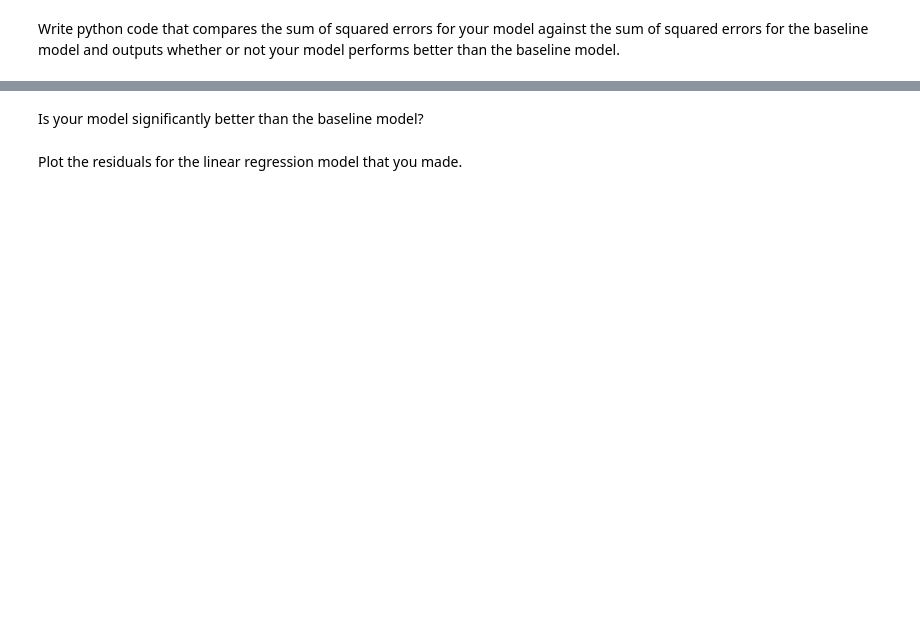
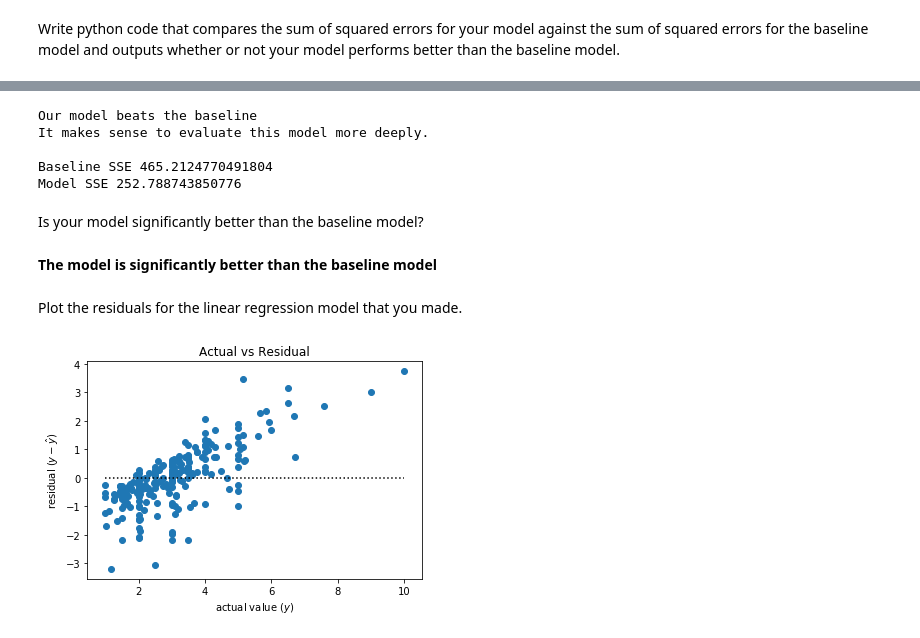
Before and after one commit to gilbert-noriega-ii/regression-exercises, a Jupyter notebook: evaluate.ipynb, the cells around one changed output, grey strips where cells are left out. Saved outputs shown, nothing was run; the diff lists cells and outputs as text; code cells hidden in the pictures; blank space fills up the shorter version.

```diff
--- a/evaluate.ipynb
+++ b/evaluate.ipynb
@@ -186,3 +353,7 @@ Which of these 4 single regression models would you want to move forward with?
 ## Tips dataset
 # %% [markdown]
 Load the tips dataset from pydataset or seaborn
+# %%
+df = sns.load_dataset("tips")
+
+df.head()
@@ -189,2 +367,6 @@ Load the tips dataset from pydataset or seaborn
 # %% [markdown]
 Define your baseline for "tip". Our goal will be to see if we can make a model that is better than baseline for predicting tips on total_bill.
+# %%
+baseline = df.tip.mean()
+
+baseline
@@ -199,0 +377,17 @@ predictions = model.predict(df.x)
+# %%
+residuals = pd.DataFrame()
+
+residuals['x'] = df.total_bill
+residuals["y"] = df.tip
+
+residuals["baseline"] = baseline
+
+residuals["baseline_residual"] = residuals.baseline - residuals.y
+
+model = ols('tip ~ total_bill', data=df).fit()
+
+residuals["yhat"] = model.predict()
+
+residuals["yhat_residuals"] = residuals.yhat - residuals.y
+
+residuals.head()
@@ -208,4 +448,35 @@ What is the amount of variance explained in your model?
+# %%
+if model_sse < baseline_sse:
+    print("Our model beats the baseline")
+    print("It makes sense to evaluate this model more deeply.")
+else:
+    print("Our baseline is better than the model.")
+
+print("\nBaseline SSE", baseline_sse)
+print("Model SSE", model_sse)
+# %% [output]
+Our model beats the baseline
+It makes sense to evaluate this model more deeply.
+
+Baseline SSE 465.2124770491804
+Model SSE 252.788743850776
 # %% [markdown]
 Is your model significantly better than the baseline model?
+# %% [markdown]
+**The model is significantly better than the baseline model**
 # %% [markdown]
 Plot the residuals for the linear regression model that you made.
+# %%
+def plot_residuals(actual, predicted):
+    residuals = actual - predicted
+    plt.hlines(0, actual.min(), actual.max(), ls=':')
+    plt.scatter(actual, residuals)
+    plt.ylabel('residual ($y - \hat{y}$)')
+    plt.xlabel('actual value ($y$)')
+    plt.title('Actual vs Residual')
+    return plt.gca()
+# %%
+plot_residuals(residuals.y, residuals.yhat)
+plt.show()
+# %% [output]
+[figure, added]
```
Also changed, not shown: parts of 36 cells of this notebook.
